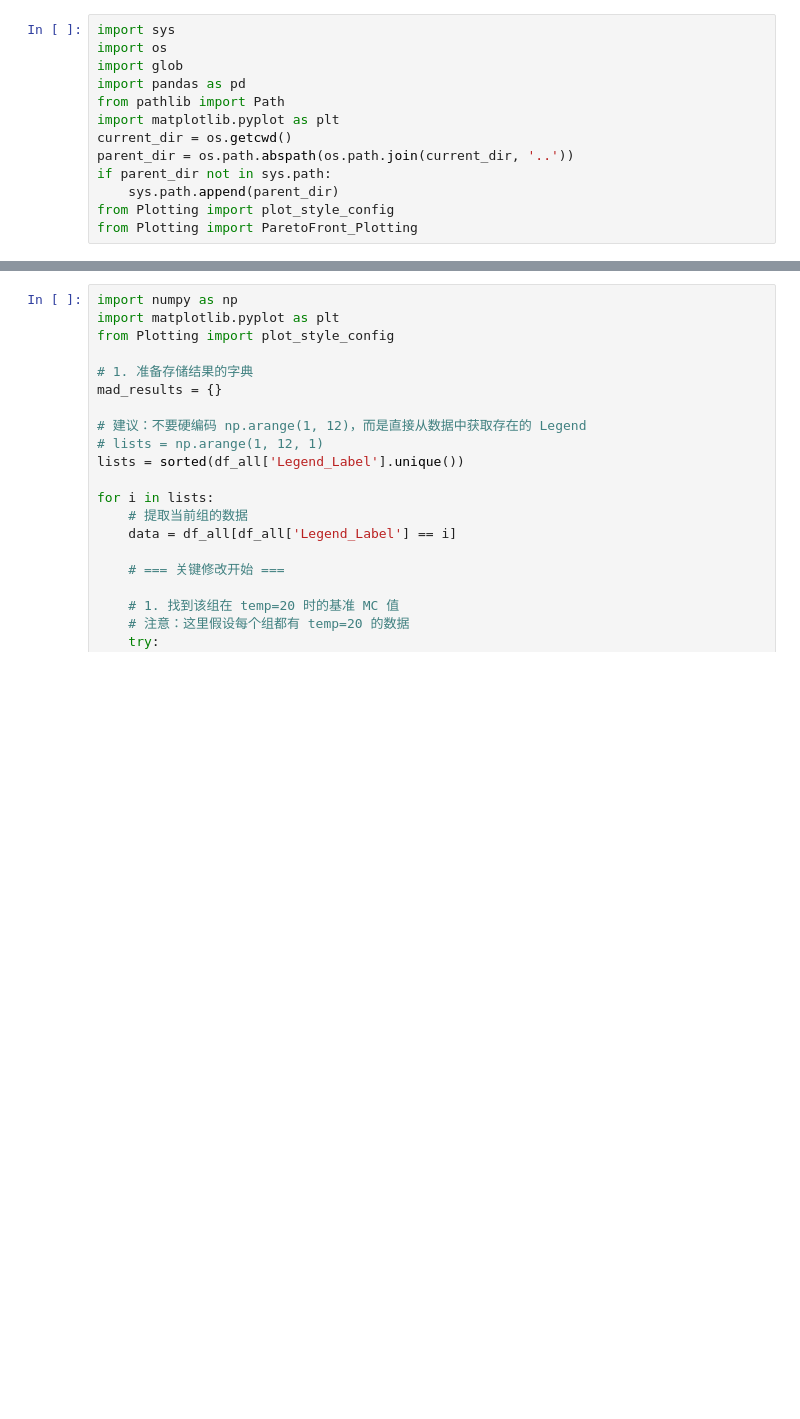
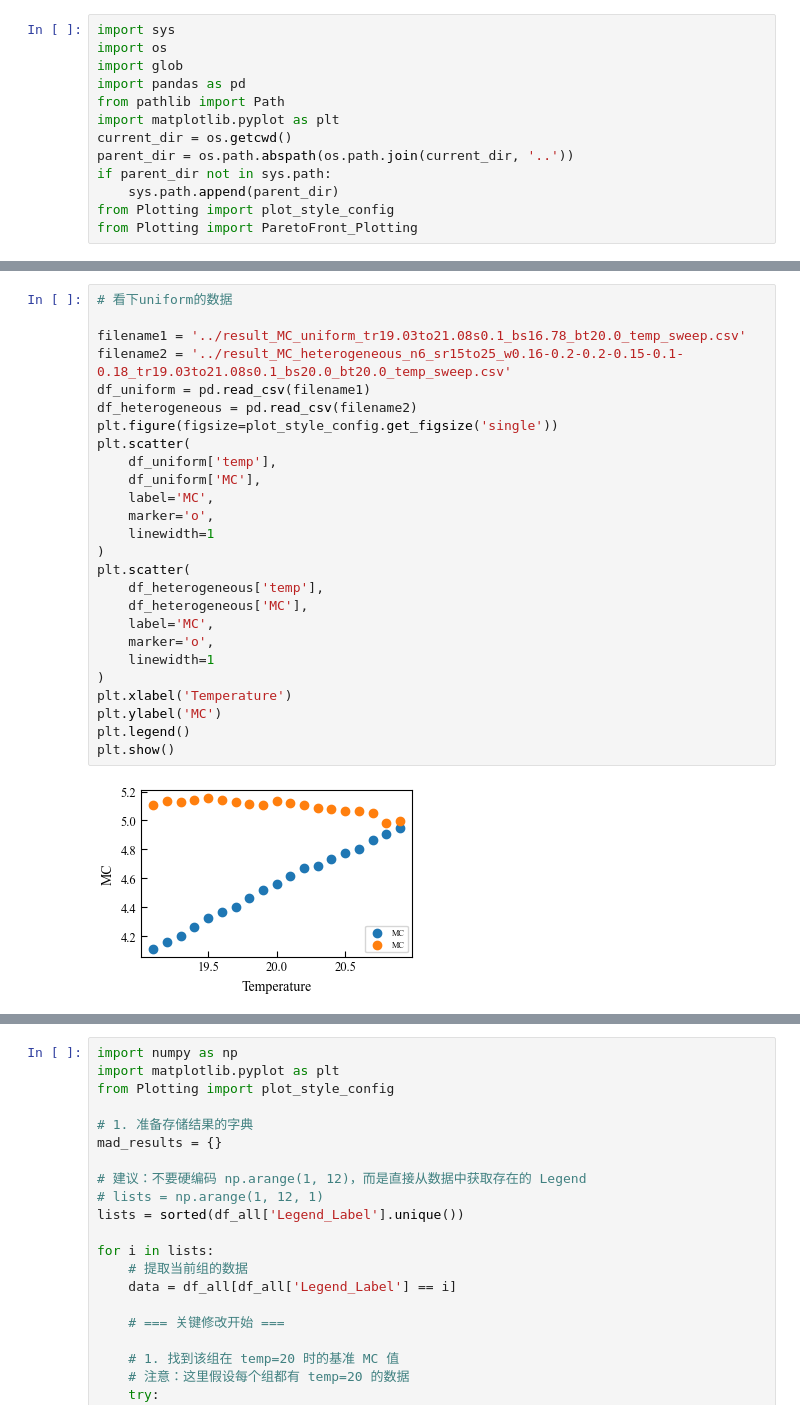
Before and after one commit to VvvpC/spnc_TIMs_heterogeneous, a Jupyter notebook: Analysis/Paretofront_points_TIMs_task.ipynb, the cells around one changed output, grey strips where cells are left out. Cells and saved outputs as stored; diff of their text form; blank space fills up the shorter version.

```diff
--- a/Analysis/Paretofront_points_TIMs_task.ipynb
+++ b/Analysis/Paretofront_points_TIMs_task.ipynb
@@ -135,0 +148,28 @@ plt.show()
+# %%
+# 看下uniform的数据
+
+filename1 = '../result_MC_uniform_tr19.03to21.08s0.1_bs16.78_bt20.0_temp_sweep.csv'
+filename2 = '../result_MC_heterogeneous_n6_sr15to25_w0.16-0.2-0.2-0.15-0.1-0.18_tr19.03to21.08s0.1_bs20.0_bt20.0_temp_sweep.csv'
+df_uniform = pd.read_csv(filename1)
+df_heterogeneous = pd.read_csv(filename2)
+plt.figure(figsize=plot_style_config.get_figsize('single'))
+plt.scatter(
+    df_uniform['temp'],
+    df_uniform['MC'],
+    label='MC',
+    marker='o',
+    linewidth=1
+)
+plt.scatter(
+    df_heterogeneous['temp'],
+    df_heterogeneous['MC'],
+    label='MC',
+    marker='o',
+    linewidth=1
+)
+plt.xlabel('Temperature')
+plt.ylabel('MC')
+plt.legend()
+plt.show()
+# %% [output]
+[figure, added]
```
Also changed, not shown: parts of 8 cells of this notebook, 3 other files.
